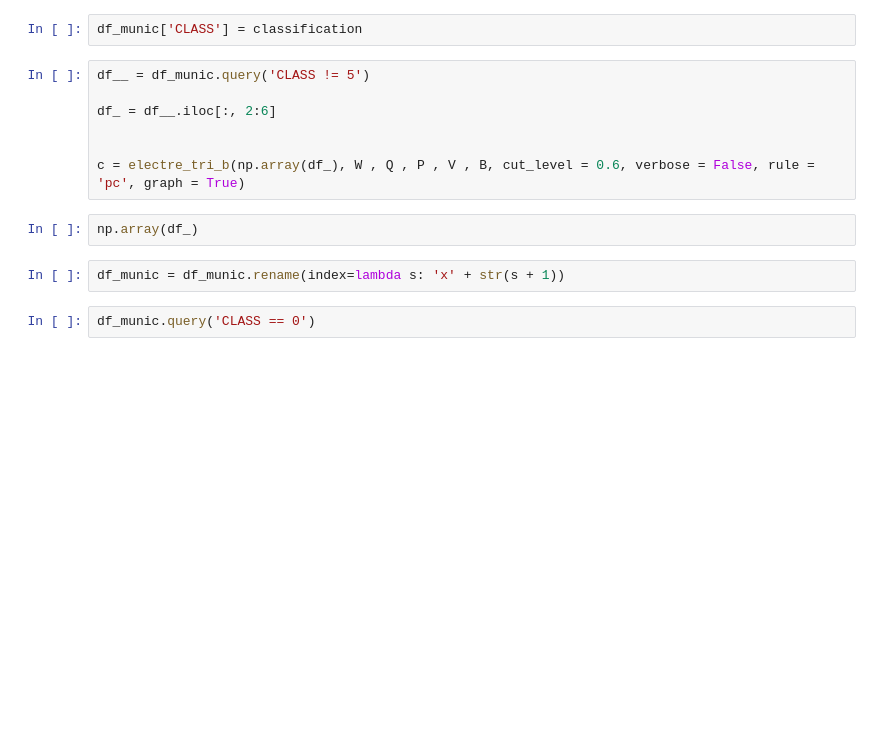
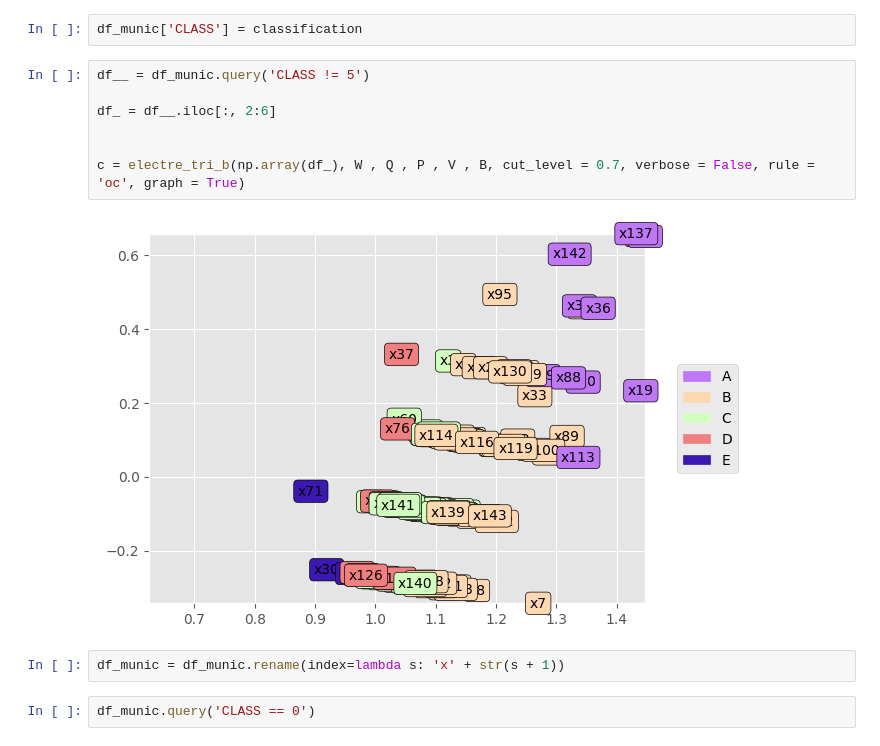
Before and after one commit to jlucioDev/woman_victims_v2, a Jupyter notebook: main.ipynb, the cells around one changed output. Cells and saved outputs as stored; diff of their text form; blank space fills up the shorter version.

```diff
--- a/main.ipynb
+++ b/main.ipynb
@@ -233,12 +304,12 @@ df_munic['CLASS'] = classification
 # %%
 df__ = df_munic.query('CLASS != 5')
 
 df_ = df__.iloc[:, 2:6]
 
 
-c = electre_tri_b(np.array(df_), W , Q , P , V , B, cut_level = 0.6, verbose = False, rule = 'pc', graph = True)
+c = electre_tri_b(np.array(df_), W , Q , P , V , B, cut_level = 0.7, verbose = False, rule = 'oc', graph = True)
+# %% [output]
+[figure, added]
-# %%
-np.array(df_)
 # %%
 df_munic = df_munic.rename(index=lambda s: 'x' + str(s + 1))
 # %%
```
Also changed, not shown: parts of 20 cells of this notebook, 2 other files.
